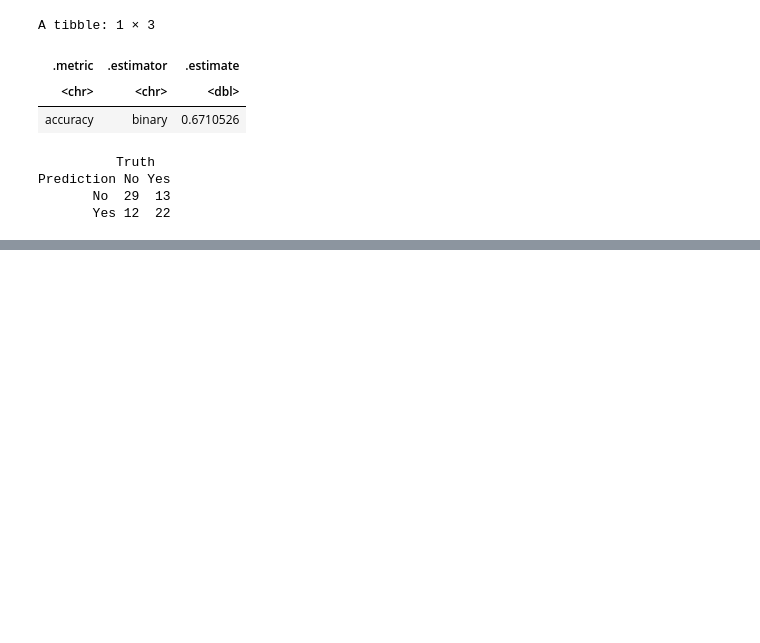
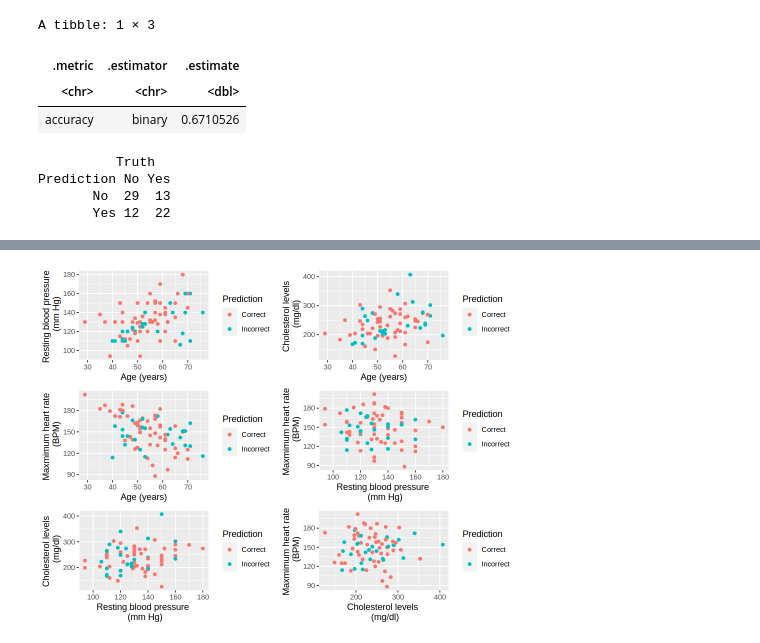
Before and after one commit to GloriaYi/dsci-100-2023w1-group41, a Jupyter notebook: Report.ipynb, the cells around one changed output, grey strips where cells are left out. Saved outputs shown, nothing was run; the diff lists cells and outputs as text; code cells hidden in the pictures; blank space fills up the shorter version.

```diff
--- a/Report.ipynb
+++ b/Report.ipynb
@@ -403,0 +410,43 @@ Prediction No Yes
+# %%
+options(repr.plot.width = 8, repr.plot.height = 6)
+
+plot_age_pres_1 <- predictions_vis |>
+    ggplot(aes(x = age, y = resting_blood_pressure, color = pred_correct)) +
+    geom_point() +
+    labs(x = "Age (years)", y = "Resting blood pressure \n (mm Hg)", color = "Prediction")
+
+plot_age_col_2 <- predictions_vis |>
+    ggplot(aes(x = age, y = cholesterol, color = pred_correct)) +
+    geom_point() +
+    labs(x = "Age (years)", y = "Cholesterol levels \n (mg/dl)", color = "Prediction")
+
+plot_age_rate_3 <- predictions_vis |>
+    ggplot(aes(x = age, y = maximum_heart_rate_achieved, color = pred_correct)) +
+    geom_point() +
+    labs(x = "Age (years)", y = "Maxmimum heart rate \n (BPM)", color = "Prediction")
+
+plot_pres_rate_4 <- predictions_vis |>
+    ggplot(aes(x = resting_blood_pressure, y = maximum_heart_rate_achieved, color = pred_correct)) +
+    geom_point() +
+    labs(x = "Resting blood pressure \n (mm Hg)", y = "Maxmimum heart rate \n (BPM)", color = "Prediction")
+
+plot_col_pres_5 <- predictions_vis |>
+    ggplot(aes(y = cholesterol, x = resting_blood_pressure, color = pred_correct)) +
+    geom_point() +
+    labs(y = "Cholesterol levels \n (mg/dl)", x = "Resting blood pressure \n (mm Hg)", color = "Prediction")
+
+plot_col_rate_6 <- predictions_vis |>
+    ggplot(aes(x = cholesterol, y = maximum_heart_rate_achieved, color = pred_correct)) +
+    geom_point() +
+    labs(x = "Cholesterol levels \n (mg/dl)", y = "Maxmimum heart rate \n (BPM)", color = "Prediction")
+
+layout_matrix_c =
+grid.arrange(grobs = list(plot_age_pres_1,
+             plot_age_col_2,
+             plot_age_rate_3,
+             plot_pres_rate_4,
+             plot_col_pres_5,
+             plot_col_rate_6),
+             ncol = 2)
+# %% [output]
+[figure, added]
```
Also changed, not shown: parts of 8 cells of this notebook.
